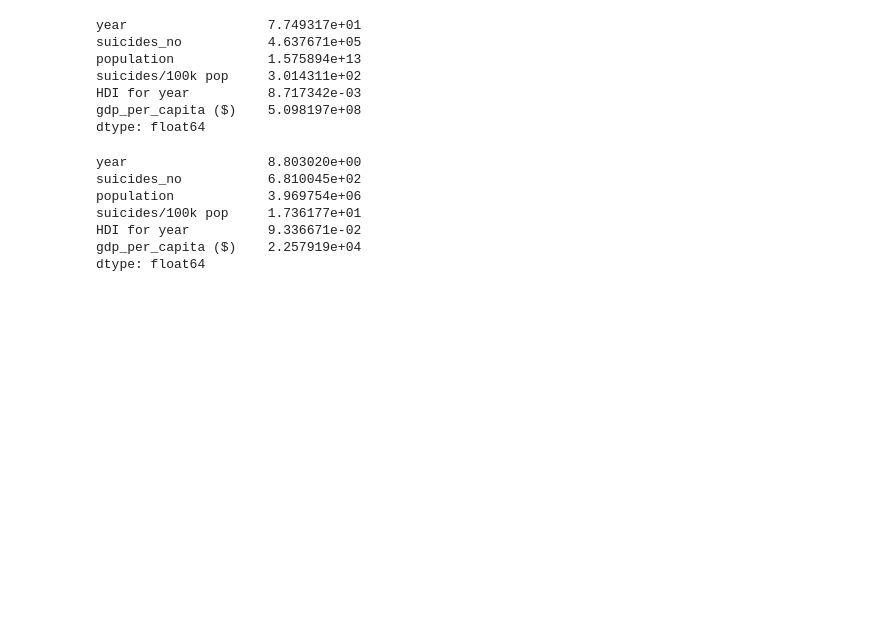
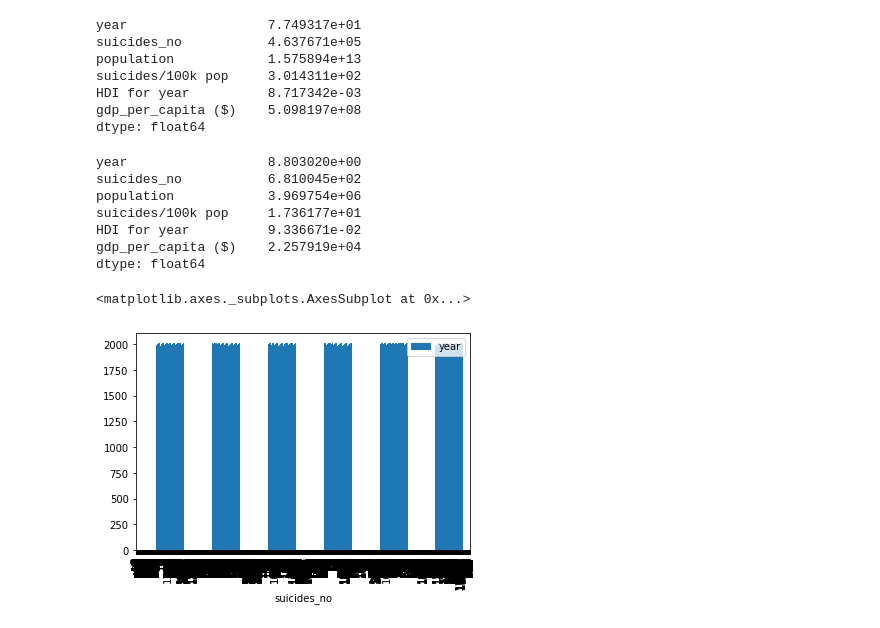
Before and after one commit to 19pa1a0441/dunnala-kartheek, a Jupyter notebook: UKMG_Trail2.ipynb, the cells around one changed output. Cells and saved outputs as stored; diff of their text form; code cells hidden in the pictures; blank space fills up the shorter version.

```diff
--- a/UKMG_Trail2.ipynb
+++ b/UKMG_Trail2.ipynb
@@ -26,7 +26,7 @@ GDP per capita - GDP per capita is a measure of a country's economic output That
 # **Reading data :**
 # %%
 # read data from csv file
-data= pd.read_csv("/content/suicide-rates-overview-1985-to-2016.zip")
+data= pd.read_csv("/content/suicide-rates-overview-1985-to-2016 (1).zip")
 print(data)
 # %% [output]
           country  year  ... gdp_per_capita ($)       generation
@@ -186,3 +188,8 @@ suicides/100k pop     1.736177e+01
 HDI for year          9.336671e-02
 gdp_per_capita ($)    2.257919e+04
 dtype: float64
+# %%
+oops.plot.bar(x="suicides_no",y="year")
+# %% [output]
+<matplotlib.axes._subplots.AxesSubplot at 0x...>
+[figure, added]
```
Also changed, not shown: parts of 1 cell of this notebook.
